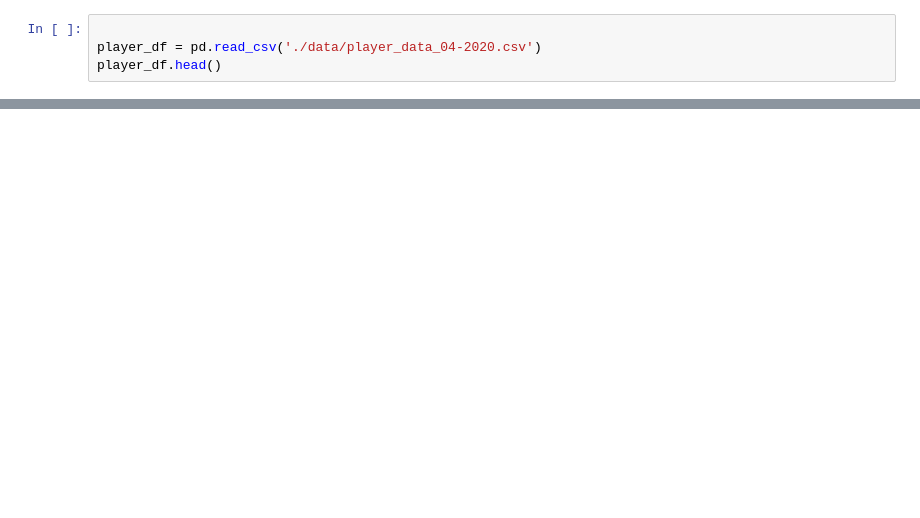
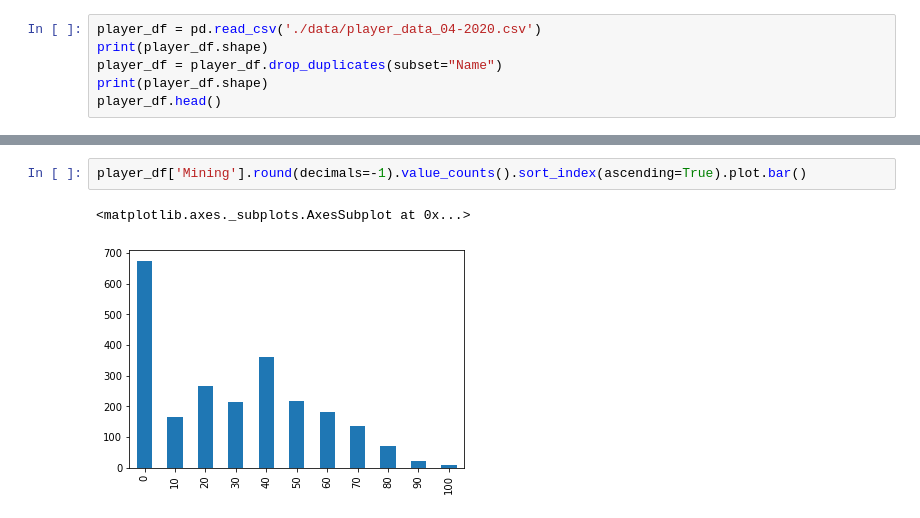
Before and after one commit to chriskok/BotClassification-OSRS, a Jupyter notebook: EDA.ipynb, the cells around one changed output, grey strips where cells are left out. Drawn from its saved outputs; the diff is of its cells as text; blank space fills up the shorter version.

```diff
--- a/EDA.ipynb
+++ b/EDA.ipynb
@@ -3,5 +6,7 @@ import pandas as pd
 # %%
-
 player_df = pd.read_csv('./data/player_data_04-2020.csv')
+print(player_df.shape)
+player_df = player_df.drop_duplicates(subset="Name")
+print(player_df.shape)
 player_df.head()
 # %% [output]
@@ -14,0 +48,5 @@ player_df.head()
+# %%
+player_df['Mining'].round(decimals=-1).value_counts().sort_index(ascending=True).plot.bar()
+# %% [output]
+<matplotlib.axes._subplots.AxesSubplot at 0x...>
+[figure, added]
```
Also changed, not shown: parts of 9 cells of this notebook.
